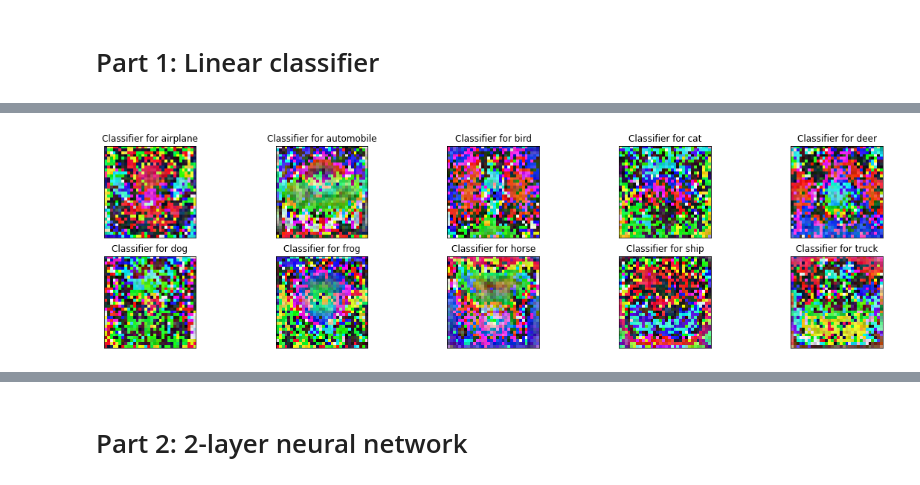
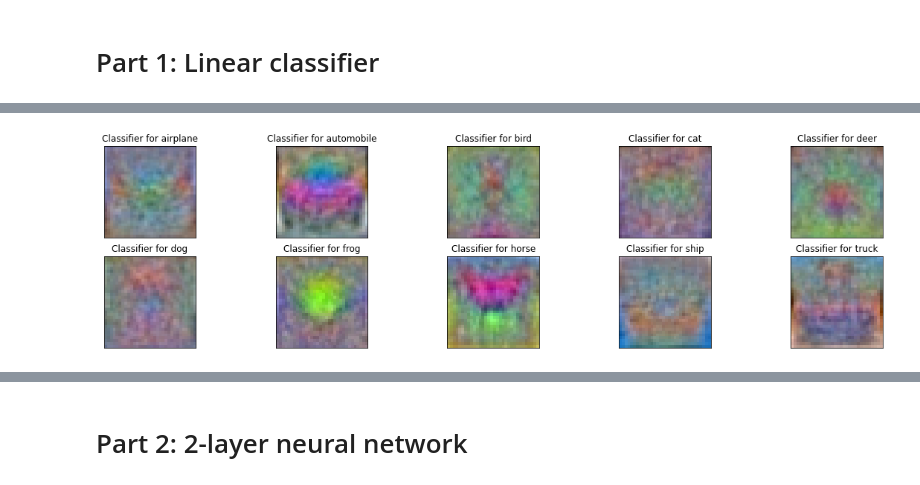
Before and after one commit to PamudithaSomarathne/EN2550, a Jupyter notebook: 4 Neural Network/EN2550_Assignment_04.ipynb, the cells around one changed output, grey strips where cells are left out. Drawn from its saved outputs; the diff is of its cells as text; code cells hidden in the pictures.

```diff
--- a/4 Neural Network/EN2550_Assignment_04.ipynb
+++ b/4 Neural Network/EN2550_Assignment_04.ipynb
@@ -59,7 +61,7 @@ No of classes : 10
 # %% [markdown]
 # Part 1: Linear classifier
 # %%
-def initialize_linear_weights(shape, epsilon=0.001):
+def initialize_linear_weights(shape, epsilon=0.00001):
   W = np.random.randn(shape[0], shape[1])*epsilon
   b = np.zeros((1,shape[1]))
   return [W,b]
@@ -68,17 +70,16 @@ def forward_prop_linear(x_data, weights):
   return np.matmul(x_data, weights[0]) +\
     np.matmul(np.ones((x_data.shape[0],1)),weights[1])
 
-def mean_sum_of_squared_errors(y, y_hat, reg=0, weights=[]):
+def mean_sum_of_squared_errors_linear(y, y_hat, weights, reg=0.0):
   """ Loss function """
-  diff = (y-y_hat).astype(np.float32)
-  if reg: return np.mean(np.sum(np.multiply(diff,diff),axis=1))
-  else: return np.mean(np.sum(np.multiply(diff,diff),axis=1))
+  diff = (y_hat-y).astype(np.float32)
+  return np.mean(np.sum(np.multiply(diff,diff),axis=1)) + reg*np.sum(np.multiply(weights[0],weights[0]))
 
 def back_prop_linear(y_hat, y, x):
   return [np.matmul(x.T,2*(y_hat-y))/x.shape[0],np.sum(2*(y_hat-y),axis=0)/x.shape[0]]
 
-def gradient_descent_linear(grads, weights, learning_rate=0.01):
-  weights[0] = weights[0]-learning_rate*grads[0]
+def gradient_descent_linear(grads, weights, learning_rate=0.01, reg=0.0):
+  weights[0] = weights[0]-learning_rate*grads[0]-reg*weights[0]
   weights[1] = weights[1]-learning_rate*grads[1]
   return weights
 
@@ -158,20 +165,19 @@ Training complete. 14.0 minutes and 30.905941486358643 seconds elapsed
 y_hat_test = forward_prop_linear(x_test,weights_linear)
 print("Stats for linear classifier")
 print("Learning rate:", learning_rate_linear)
-print("Training set final mean loss:", history_linear[-1])
+print("Training set final mean loss:", linear_loss_history[-1])
 print("Test set mean loss:",mean_sum_of_squared_errors(y_test, y_hat_test))
 print("Test set accuracy:", get_accuracy(y_hat_test, y_test),"%\n")
 
-norm_W_linear = (weights_linear[0]+weights_linear[0].min())*\
-                  (255/weights_linear[0].max())
-norm_W_linear = norm_W_linear.reshape((32,32,3,K)).astype(np.uint8)
+norm_W_linear = (weights_linear[0]-weights_linear[0].min())
+norm_W_linear = (255.0*norm_W_linear/norm_W_linear.max()).astype(np.uint8)
 
 fig,ax = plt.subplots(2,5, figsize=(20,5), sharex=True, sharey=True)
-fig.title("Weight matrices for linear classifier")
 for i in range(10):
+  weight_image = norm_W_linear[:,i]
   ax[i//5,i%5].set_title("Classifier for " + class_labels[i])
-  ax[i//5,i%5].imshow(norm_W[:,:,:,i])
+  ax[i//5,i%5].imshow(weight_image.reshape((32,32,3)))
   ax[i//5,i%5].set_xticks([]),ax[i//5,i%5].set_yticks([])
-plt.savefig("images/linear_masks.png")
+#plt.savefig("images/linear_masks.png")
 plt.show()
 # %% [output]
@@ -182,2 +189,2 @@ Accuracy for test set: 40.55 %
-[figure, old version]
+[figure, new version]
 # %%
```
Also changed, not shown: parts of 9 cells of this notebook.
